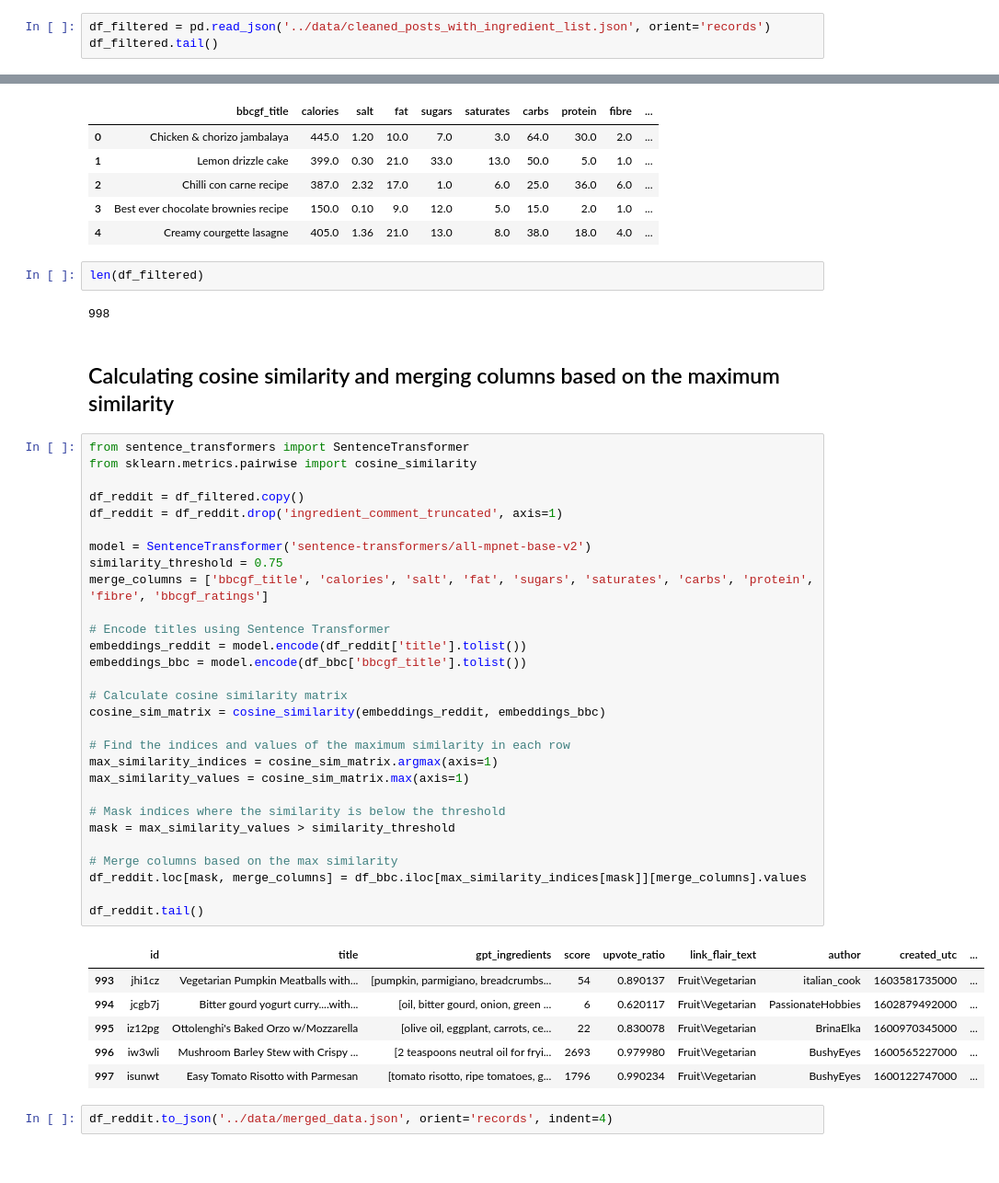
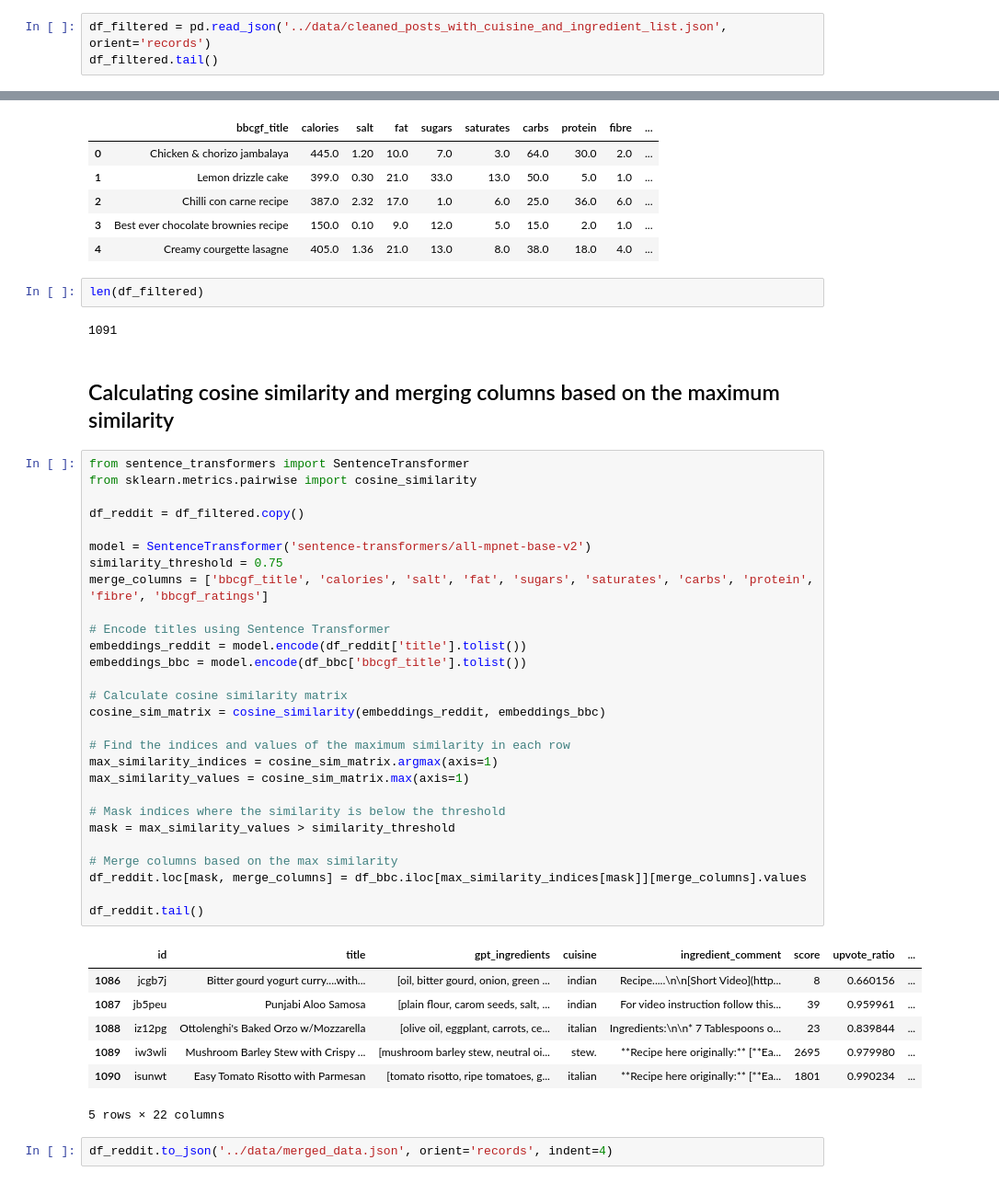
Before and after one commit to lse-ds105/ds105a-project-chadgpt, a Jupyter notebook: notebooks/05 Linking Reddit and BBC Good Food.ipynb, the cells around one changed output, grey strips where cells are left out. Shown: that part at 92% size. Cells and saved outputs as stored; diff of their text form.

Commit message:
add cusiine column

```diff
--- a/notebooks/05 Linking Reddit and BBC Good Food.ipynb
+++ b/notebooks/05 Linking Reddit and BBC Good Food.ipynb
@@ -88,4 +88,4 @@ df_bbc.to_csv('../data/bbc_data.csv', index=False)
 # %%
-df_filtered = pd.read_json('../data/cleaned_posts_with_ingredient_list.json', orient='records')
+df_filtered = pd.read_json('../data/cleaned_posts_with_cuisine_and_ingredient_list.json', orient='records')
 df_filtered.tail()
 # %% [output]
@@ -108,44 +108,44 @@ df_bbc.head()
 # %%
 len(df_filtered)
 # %% [output]
-998
+1091
 # %% [markdown]
 ## Calculating cosine similarity and merging columns based on the maximum similarity
 # %%
 from sentence_transformers import SentenceTransformer
 from sklearn.metrics.pairwise import cosine_similarity
 
 df_reddit = df_filtered.copy()
-df_reddit = df_reddit.drop('ingredient_comment_truncated', axis=1)
 
 model = SentenceTransformer('sentence-transformers/all-mpnet-base-v2')
 similarity_threshold = 0.75
 merge_columns = ['bbcgf_title', 'calories', 'salt', 'fat', 'sugars', 'saturates', 'carbs', 'protein', 'fibre', 'bbcgf_ratings']
 
 # Encode titles using Sentence Transformer
 embeddings_reddit = model.encode(df_reddit['title'].tolist())
 embeddings_bbc = model.encode(df_bbc['bbcgf_title'].tolist())
 
 # Calculate cosine similarity matrix
 cosine_sim_matrix = cosine_similarity(embeddings_reddit, embeddings_bbc)
 
 # Find the indices and values of the maximum similarity in each row
 max_similarity_indices = cosine_sim_matrix.argmax(axis=1)
 max_similarity_values = cosine_sim_matrix.max(axis=1)
 
 # Mask indices where the similarity is below the threshold
 mask = max_similarity_values > similarity_threshold
 
 # Merge columns based on the max similarity
 df_reddit.loc[mask, merge_columns] = df_bbc.iloc[max_similarity_indices[mask]][merge_columns].values
 
 df_reddit.tail()
 # %% [output]
-|  | id | title | gpt_ingredients | score | upvote_ratio | link_flair_text | author | created_utc | ... |
-| 993 | jhi1cz | Vegetarian Pumpkin Meatballs with... | [pumpkin, parmigiano, breadcrumbs... | 54 | 0.890137 | Fruit\Vegetarian | italian_cook | 1603581735000 | ... |
-| 994 | jcgb7j | Bitter gourd yogurt curry....with... | [oil, bitter gourd, onion, green ... | 6 | 0.620117 | Fruit\Vegetarian | PassionateHobbies | 1602879492000 | ... |
-| 995 | iz12pg | Ottolenghi's Baked Orzo w/Mozzarella | [olive oil, eggplant, carrots, ce... | 22 | 0.830078 | Fruit\Vegetarian | BrinaElka | 1600970345000 | ... |
-| 996 | iw3wli | Mushroom Barley Stew with Crispy ... | [2 teaspoons neutral oil for fryi... | 2693 | 0.979980 | Fruit\Vegetarian | BushyEyes | 1600565227000 | ... |
-| 997 | isunwt | Easy Tomato Risotto with Parmesan | [tomato risotto, ripe tomatoes, g... | 1796 | 0.990234 | Fruit\Vegetarian | BushyEyes | 1600122747000 | ... |
+|  | id | title | gpt_ingredients | cuisine | ingredient_comment | score | upvote_ratio | ... |
+| 1086 | jcgb7j | Bitter gourd yogurt curry....with... | [oil, bitter gourd, onion, green ... | indian | Recipe.....\n\n[Short Video](http... | 8 | 0.660156 | ... |
+| 1087 | jb5peu | Punjabi Aloo Samosa | [plain flour, carom seeds, salt, ... | indian | For video instruction follow this... | 39 | 0.959961 | ... |
+| 1088 | iz12pg | Ottolenghi's Baked Orzo w/Mozzarella | [olive oil, eggplant, carrots, ce... | italian | Ingredients:\n\n* 7 Tablespoons o... | 23 | 0.839844 | ... |
+| 1089 | iw3wli | Mushroom Barley Stew with Crispy ... | [mushroom barley stew, neutral oi... | stew. | **Recipe here originally:** [**Ea... | 2695 | 0.979980 | ... |
+| 1090 | isunwt | Easy Tomato Risotto with Parmesan | [tomato risotto, ripe tomatoes, g... | italian | **Recipe here originally:** [**Ea... | 1801 | 0.990234 | ... |
+5 rows × 22 columns
 # %%
 df_reddit.to_json('../data/merged_data.json', orient='records', indent=4)
```
Also changed, not shown: parts of 6 cells of this notebook, 3 other files.
